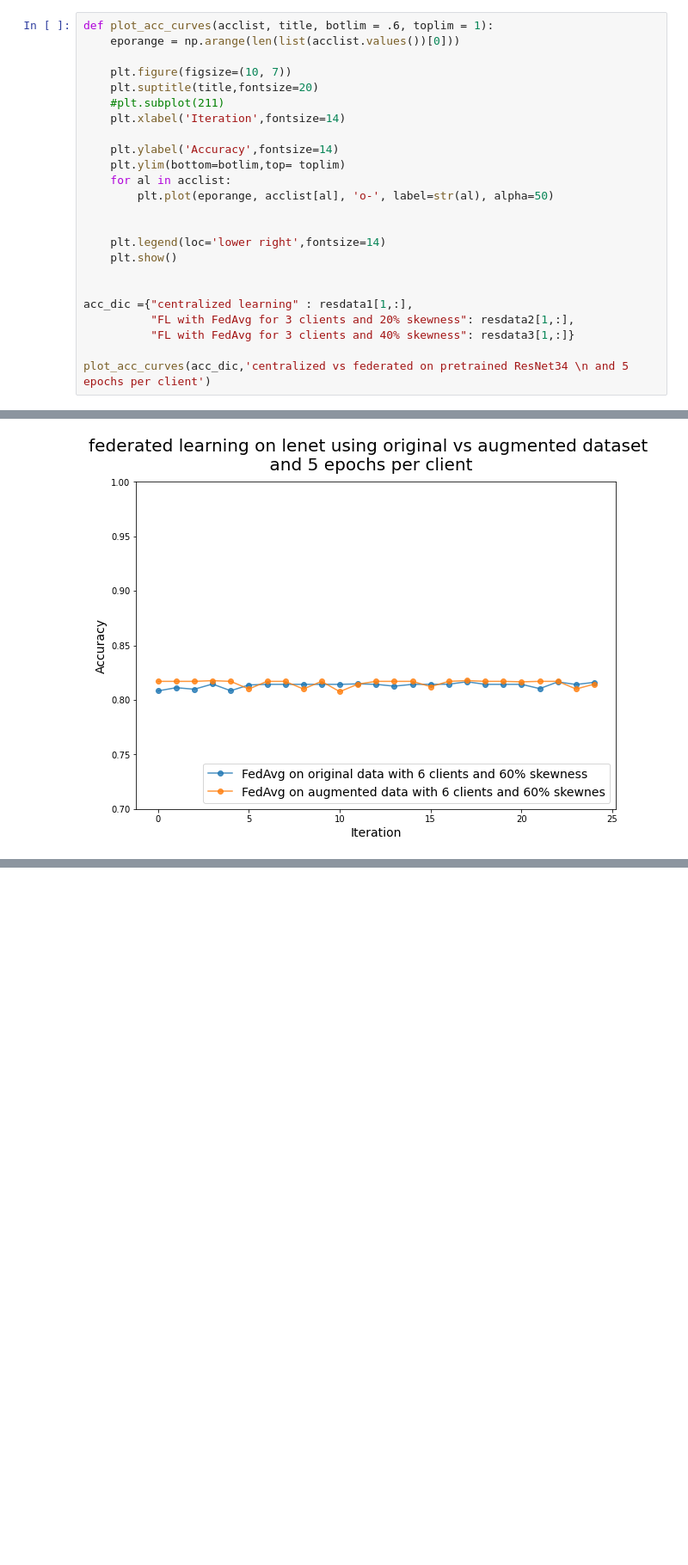
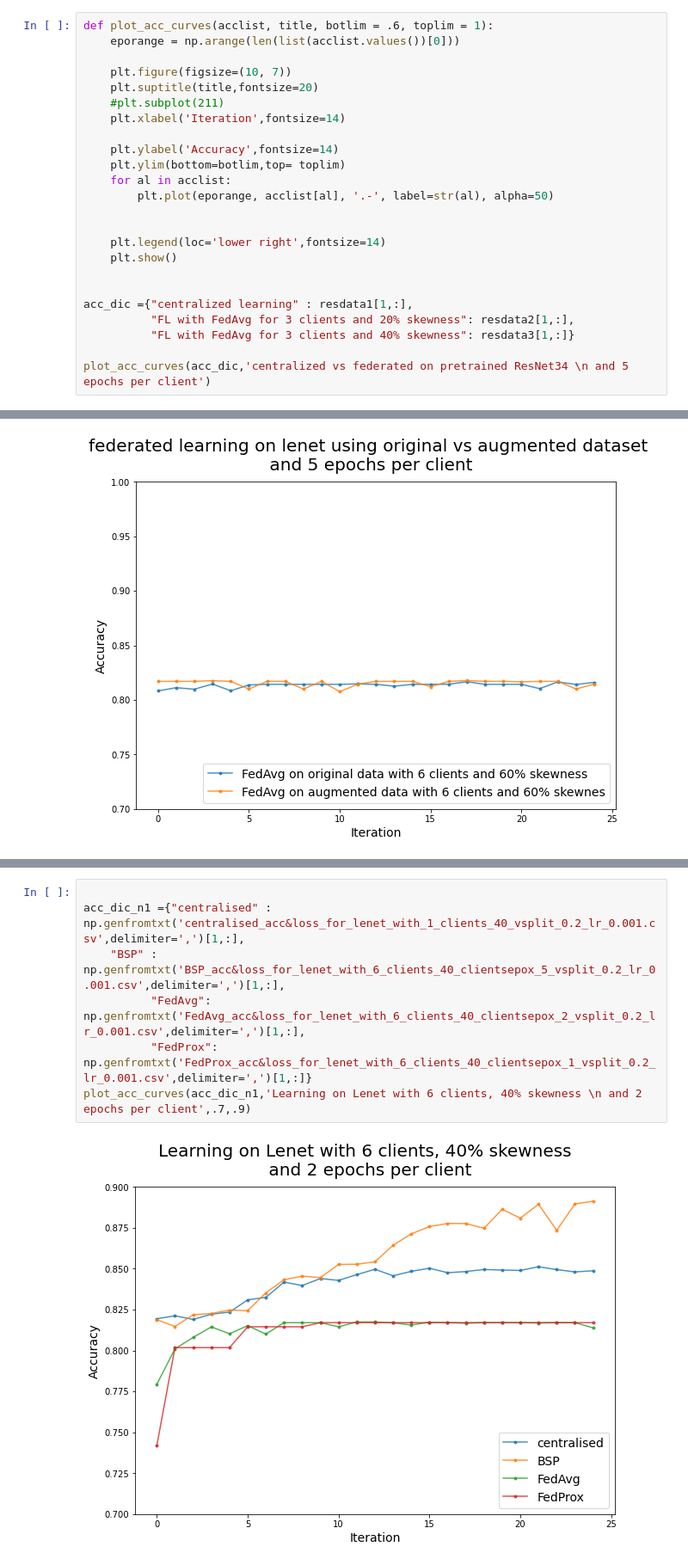
Before and after one commit to anandcu3/Federated-Learning-for-Remote-Sensing, a Jupyter notebook: some weird real plots notbook edition .ipynb, the cells around one changed output, grey strips where cells are left out. Shown at 86% size. Saved outputs shown, nothing was run; the diff lists cells and outputs as text; blank space fills up the shorter version.

Commit message:
plots update

```diff
--- a/some weird real plots notbook edition .ipynb
+++ b/some weird real plots notbook edition .ipynb
@@ -19,7 +19,7 @@ def plot_acc_curves(acclist, title, botlim = .6, toplim = 1):
     plt.ylabel('Accuracy',fontsize=14)
     plt.ylim(bottom=botlim,top= toplim)
     for al in acclist:
-        plt.plot(eporange, acclist[al], 'o-', label=str(al), alpha=50)
+        plt.plot(eporange, acclist[al], '.-', label=str(al), alpha=50)
 
 
     plt.legend(loc='lower right',fontsize=14)
@@ -171,2 +171,11 @@ plot_acc_curves(acc_dic5,'Lenet under different learning rate \n 2 epochs per cl
 # %% [output]
 [figure]
+# %%
+
+acc_dic_n1 ={"centralised" : np.genfromtxt('centralised_acc&loss_for_lenet_with_1_clients_40_vsplit_0.2_lr_0.001.csv',delimiter=',')[1,:],
+    "BSP" : np.genfromtxt('BSP_acc&loss_for_lenet_with_6_clients_40_clientsepox_5_vsplit_0.2_lr_0.001.csv',delimiter=',')[1,:],
+          "FedAvg": np.genfromtxt('FedAvg_acc&loss_for_lenet_with_6_clients_40_clientsepox_2_vsplit_0.2_lr_0.001.csv',delimiter=',')[1,:],
+          "FedProx": np.genfromtxt('FedProx_acc&loss_for_lenet_with_6_clients_40_clientsepox_1_vsplit_0.2_lr_0.001.csv',delimiter=',')[1,:]}
+plot_acc_curves(acc_dic_n1,'Learning on Lenet with 6 clients, 40% skewness \n and 2 epochs per client',.7,.9)
+# %% [output]
+[figure, added]
```
Also changed, not shown: parts of 5 cells of this notebook.
